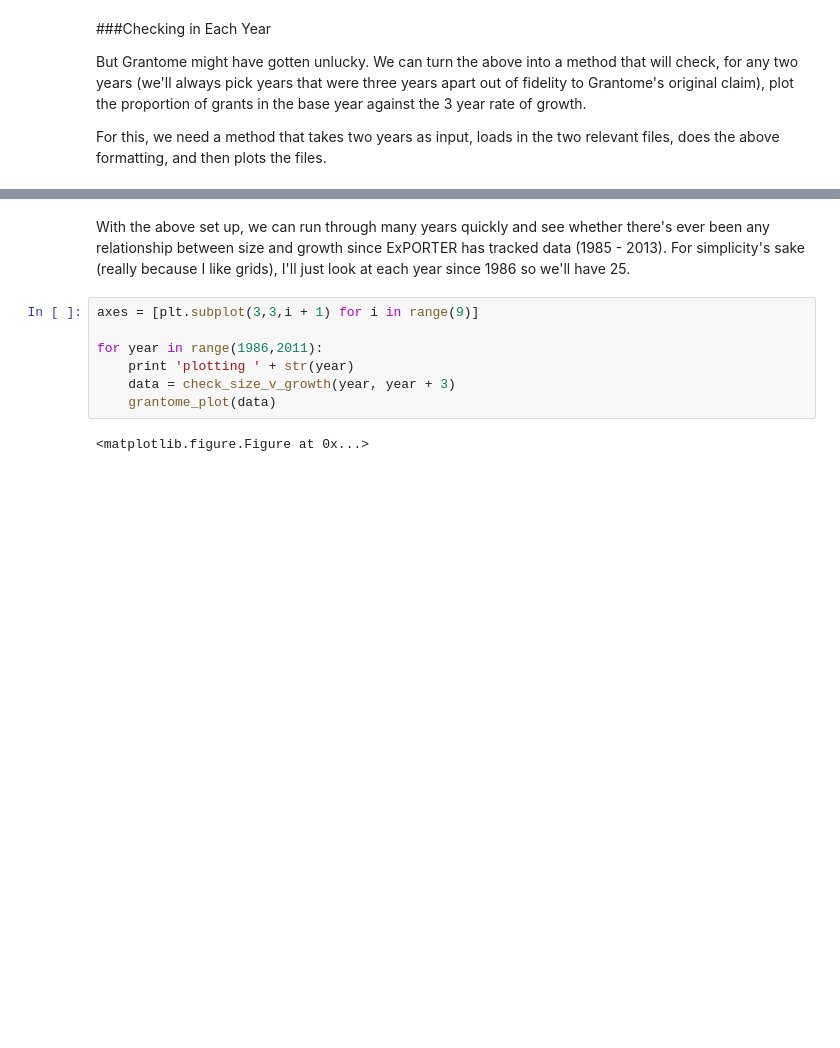
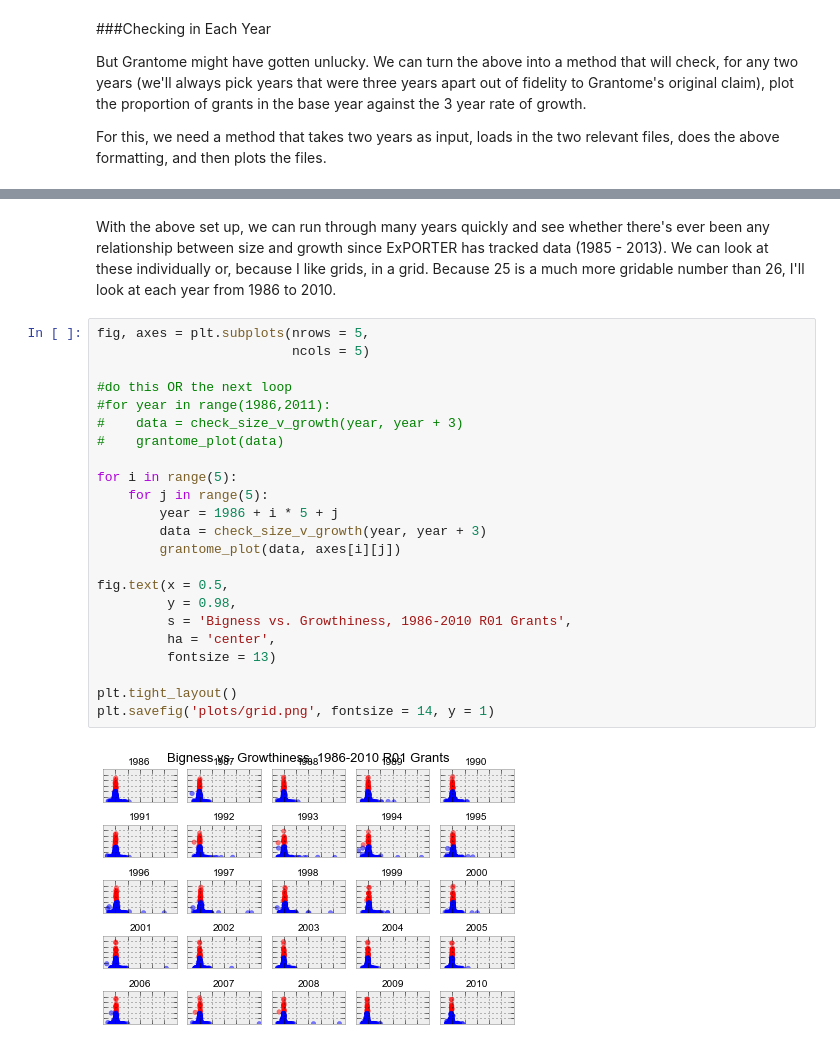
Before and after one commit to jisantuc/NIH_grants, a Jupyter notebook: NIH_grants.ipynb, the cells around one changed output, grey strips where cells are left out. Drawn from its saved outputs; the diff is of its cells as text; blank space fills up the shorter version.

Commit message:
fixed grid plot

```diff
--- a/NIH_grants.ipynb
+++ b/NIH_grants.ipynb
@@ -183,11 +186,27 @@ def grantome_plot(data, ax = None): #assumes three years of growth, but could be
 # %% [markdown]
-With the above set up, we can run through many years quickly and see whether there's ever been any relationship between size and growth since ExPORTER has tracked data (1985 - 2013). For simplicity's sake (really because I like grids), I'll just look at each year since 1986 so we'll have 25.
+With the above set up, we can run through many years quickly and see whether there's ever been any relationship between size and growth since ExPORTER has tracked data (1985 - 2013). We can look at these individually or, because I like grids, in a grid. Because 25 is a much more gridable number than 26, I'll look at each year from 1986 to 2010.
-# %%
-axes = [plt.subplot(3,3,i + 1) for i in range(9)]
-
-for year in range(1986,2011):
-    print 'plotting ' + str(year)
-    data = check_size_v_growth(year, year + 3)
-    grantome_plot(data)
-# %% [output]
-<matplotlib.figure.Figure at 0x...>
+# %%
+fig, axes = plt.subplots(nrows = 5,
+                         ncols = 5)
+
+#do this OR the next loop
+#for year in range(1986,2011):
+#    data = check_size_v_growth(year, year + 3)
+#    grantome_plot(data)
+
+for i in range(5):
+    for j in range(5):
+        year = 1986 + i * 5 + j
+        data = check_size_v_growth(year, year + 3)
+        grantome_plot(data, axes[i][j])
+
+fig.text(x = 0.5,
+         y = 0.98,
+         s = 'Bigness vs. Growthiness, 1986-2010 R01 Grants',
+         ha = 'center',
+         fontsize = 13)
+
+plt.tight_layout()
+plt.savefig('plots/grid.png', fontsize = 14, y = 1)
+# %% [output]
+[figure, added]
```
Also changed, not shown: parts of 2 cells of this notebook, 2 other files.
